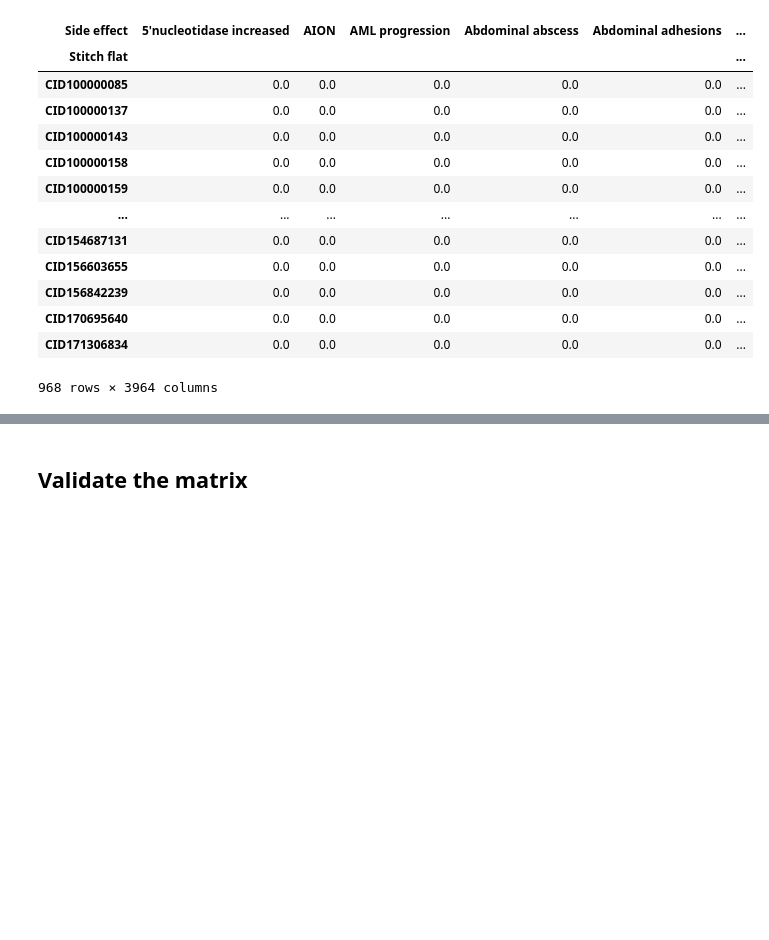
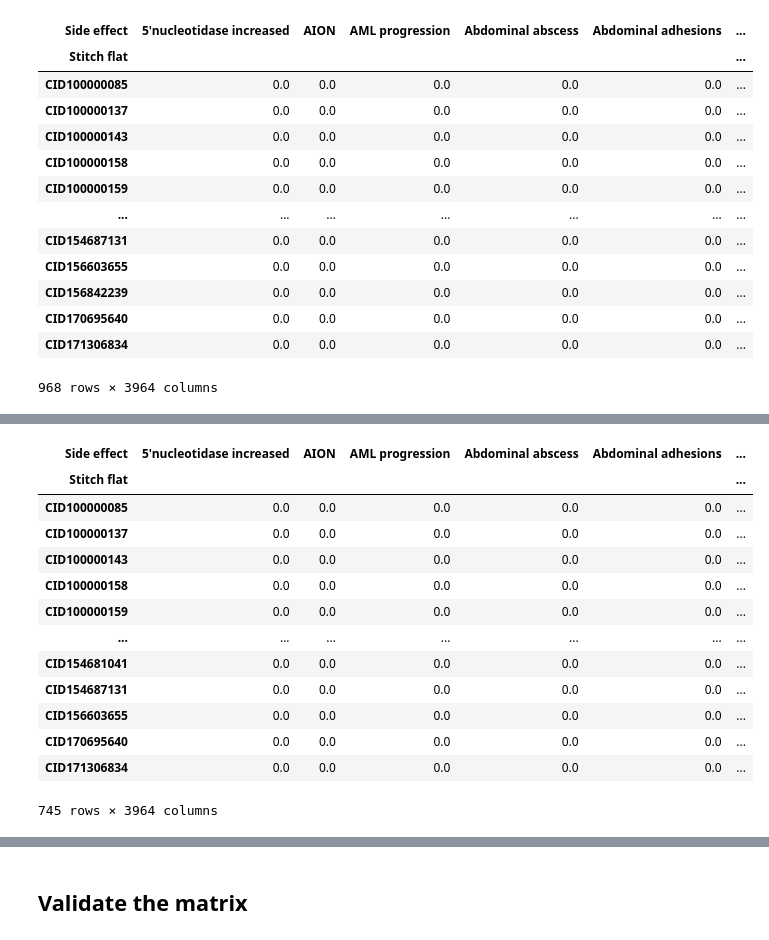
Before and after one commit to christineschutt/LatentDistanceModel, a Jupyter notebook: data/adjacency.ipynb, the cells around one changed output, grey strips where cells are left out. Drawn from its saved outputs; the diff is of its cells as text; code cells hidden in the pictures; blank space fills up the shorter version.

```diff
--- a/data/adjacency.ipynb
+++ b/data/adjacency.ipynb
@@ -187,0 +208,18 @@ adj_matrix
+# %%
+filtered_adj_matrix = adj_matrix.loc[adj_matrix.index.intersection(feature_vector['ID Adm.Rs'])]
+filtered_adj_matrix
+# %% [output]
+| Side effect | 5'nucleotidase increased | AION | AML progression | Abdominal abscess | Abdominal adhesions | ... |
+| Stitch flat |  |  |  |  |  | ... |
+| CID100000085 | 0.0 | 0.0 | 0.0 | 0.0 | 0.0 | ... |
+| CID100000137 | 0.0 | 0.0 | 0.0 | 0.0 | 0.0 | ... |
+| CID100000143 | 0.0 | 0.0 | 0.0 | 0.0 | 0.0 | ... |
+| CID100000158 | 0.0 | 0.0 | 0.0 | 0.0 | 0.0 | ... |
+| CID100000159 | 0.0 | 0.0 | 0.0 | 0.0 | 0.0 | ... |
+| ... | ... | ... | ... | ... | ... | ... |
+| CID154681041 | 0.0 | 0.0 | 0.0 | 0.0 | 0.0 | ... |
+| CID154687131 | 0.0 | 0.0 | 0.0 | 0.0 | 0.0 | ... |
+| CID156603655 | 0.0 | 0.0 | 0.0 | 0.0 | 0.0 | ... |
+| CID170695640 | 0.0 | 0.0 | 0.0 | 0.0 | 0.0 | ... |
+| CID171306834 | 0.0 | 0.0 | 0.0 | 0.0 | 0.0 | ... |
+745 rows × 3964 columns
```
Also changed, not shown: parts of 4 cells of this notebook, 4 other files.
